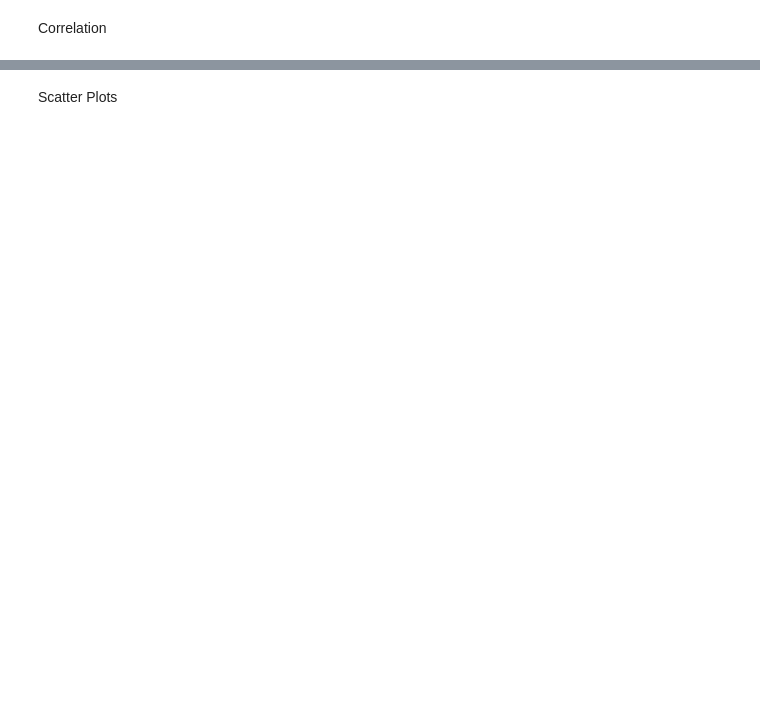
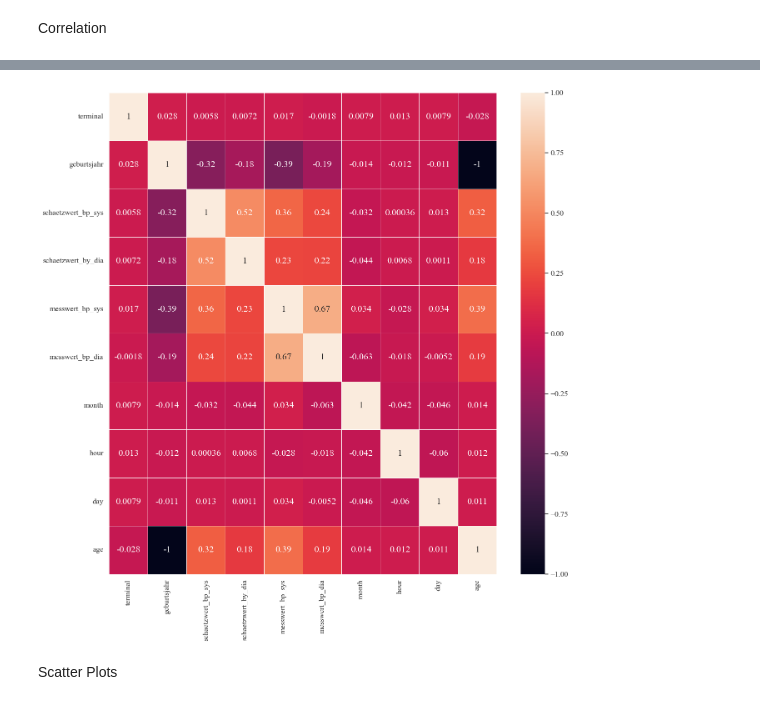
Before and after one commit to farrukh-ahmed/Case-Studies---Project-1, a Jupyter notebook: Notebooks/CompiledDescriptiveAnalysis.ipynb, the cells around one changed output, grey strips where cells are left out. Saved outputs shown, nothing was run; the diff lists cells and outputs as text; code cells hidden in the pictures; blank space fills up the shorter version.

Commit message:
modified functions

```diff
--- a/Notebooks/CompiledDescriptiveAnalysis.ipynb
+++ b/Notebooks/CompiledDescriptiveAnalysis.ipynb
@@ -26,22 +26,3 @@ Installation Commands (One-time only)
  - pip install openpyxl==3.1.2
 # %% [markdown]
 Imports and Libraries
-# %%
-import pandas as pd
-import numpy as np
-import itertools
-import pprint
-from helper_functions import read_data, format_variables
-# used for the graphs
-import seaborn as sns
-import os
-sns.set(font_scale = 1.2)
-
-# used for plotting
-from matplotlib import pyplot as plt
-import matplotlib
-
-# setting font to 'Times New Roman'
-matplotlib.rcParams["font.family"] = "Times New Roman"
-matplotlib.rcParams.update({'font.size': 16})
-%matplotlib inline
@@ -354,2 +252,17 @@ plot.figure.savefig(os.path.join(misc_dir_path, "corr_matrix.pdf"), dpi=180, bbo
+# %%
+feats = [
+ 'terminal',
+ 'geburtsjahr',
+ 'schaetzwert_bp_sys',
+ 'schaetzwert_by_dia',
+ 'messwert_bp_sys',
+ 'messwert_bp_dia',
+ 'month',
+ 'hour',
+ 'day',
+ 'age']
+create_heat_map(data_df, feats, misc_dir_path)
+# %% [output]
+[figure, added]
 # %% [markdown]
 Scatter Plots
```
Also changed, not shown: parts of 19 cells of this notebook, 29 other files.
